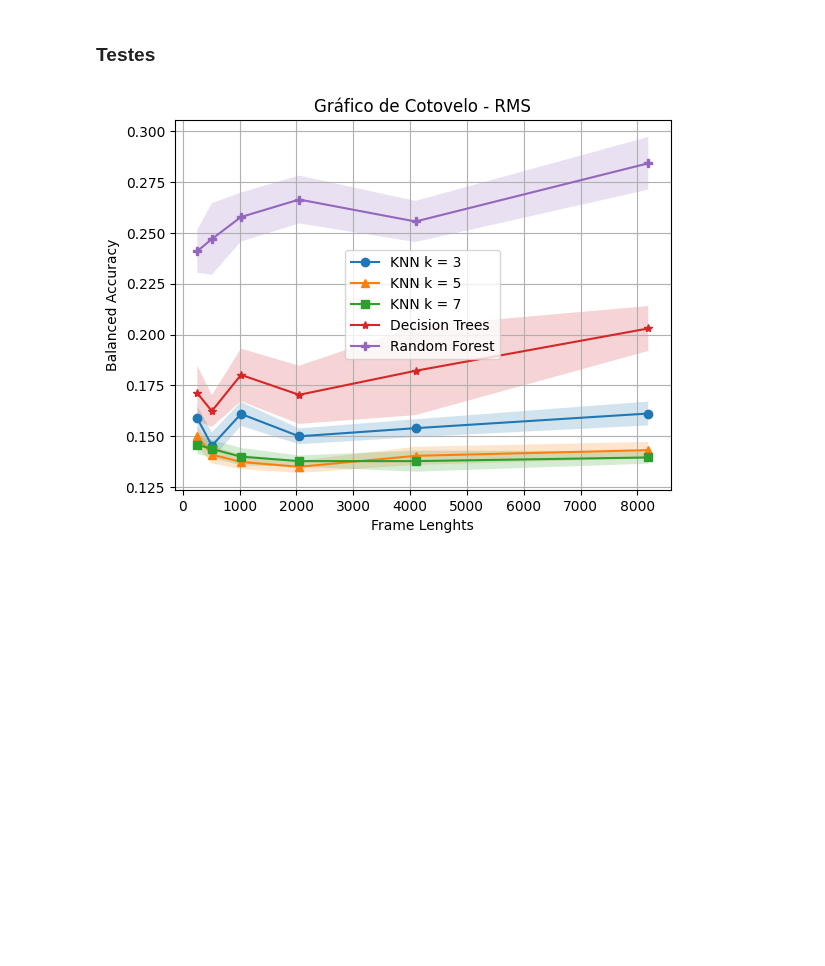
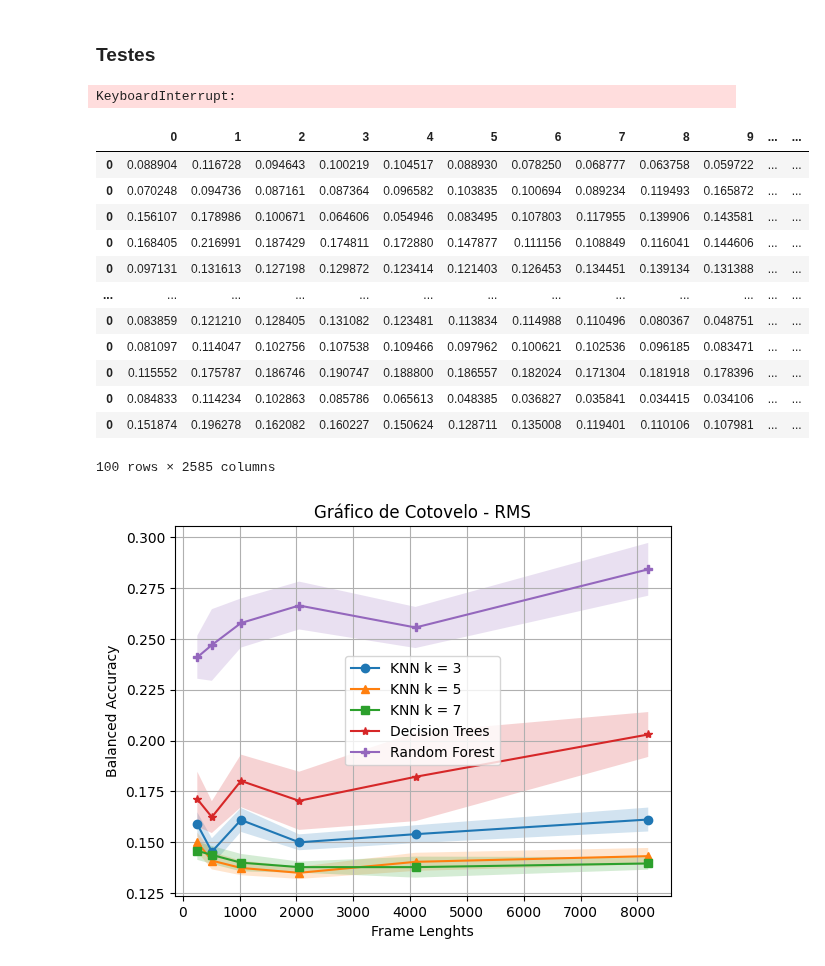
Before and after one commit to andryll/MGR-IC, a Jupyter notebook: codes/MGR.ipynb, the cells around one changed output. Saved outputs shown, nothing was run; the diff lists cells and outputs as text; code cells hidden in the pictures; blank space fills up the shorter version.

```diff
--- a/codes/MGR.ipynb
+++ b/codes/MGR.ipynb
@@ -297,9 +311,27 @@ frame_lenghts = [256, 512, 1024, 2048, 4096, 8192]
 
 dflist = []
 for f in frame_lenghts:
-  dflist.append(featureExtraction(songs, 'rms', 44100, frame=f))
+  dflist.append(featureExtraction(songs, 'mfcc', 44100, frame=f))
 
 #dflist[3].head()
+# %% [output]
+KeyboardInterrupt:
+# %%
+dflist[2]
+# %% [output]
+|  | 0 | 1 | 2 | 3 | 4 | 5 | 6 | 7 | 8 | 9 | ... | ... |
+| 0 | 0.088904 | 0.116728 | 0.094643 | 0.100219 | 0.104517 | 0.088930 | 0.078250 | 0.068777 | 0.063758 | 0.059722 | ... | ... |
+| 0 | 0.070248 | 0.094736 | 0.087161 | 0.087364 | 0.096582 | 0.103835 | 0.100694 | 0.089234 | 0.119493 | 0.165872 | ... | ... |
+| 0 | 0.156107 | 0.178986 | 0.100671 | 0.064606 | 0.054946 | 0.083495 | 0.107803 | 0.117955 | 0.139906 | 0.143581 | ... | ... |
+| 0 | 0.168405 | 0.216991 | 0.187429 | 0.174811 | 0.172880 | 0.147877 | 0.111156 | 0.108849 | 0.116041 | 0.144606 | ... | ... |
+| 0 | 0.097131 | 0.131613 | 0.127198 | 0.129872 | 0.123414 | 0.121403 | 0.126453 | 0.134451 | 0.139134 | 0.131388 | ... | ... |
+| ... | ... | ... | ... | ... | ... | ... | ... | ... | ... | ... | ... | ... |
+| 0 | 0.083859 | 0.121210 | 0.128405 | 0.131082 | 0.123481 | 0.113834 | 0.114988 | 0.110496 | 0.080367 | 0.048751 | ... | ... |
+| 0 | 0.081097 | 0.114047 | 0.102756 | 0.107538 | 0.109466 | 0.097962 | 0.100621 | 0.102536 | 0.096185 | 0.083471 | ... | ... |
+| 0 | 0.115552 | 0.175787 | 0.186746 | 0.190747 | 0.188800 | 0.186557 | 0.182024 | 0.171304 | 0.181918 | 0.178396 | ... | ... |
+| 0 | 0.084833 | 0.114234 | 0.102863 | 0.085786 | 0.065613 | 0.048385 | 0.036827 | 0.035841 | 0.034415 | 0.034106 | ... | ... |
+| 0 | 0.151874 | 0.196278 | 0.162082 | 0.160227 | 0.150624 | 0.128711 | 0.135008 | 0.119401 | 0.110106 | 0.107981 | ... | ... |
+100 rows × 2585 columns
 # %%
 # knnscores = []
 # seed = 60
```
Also changed, not shown: parts of 6 cells of this notebook.
